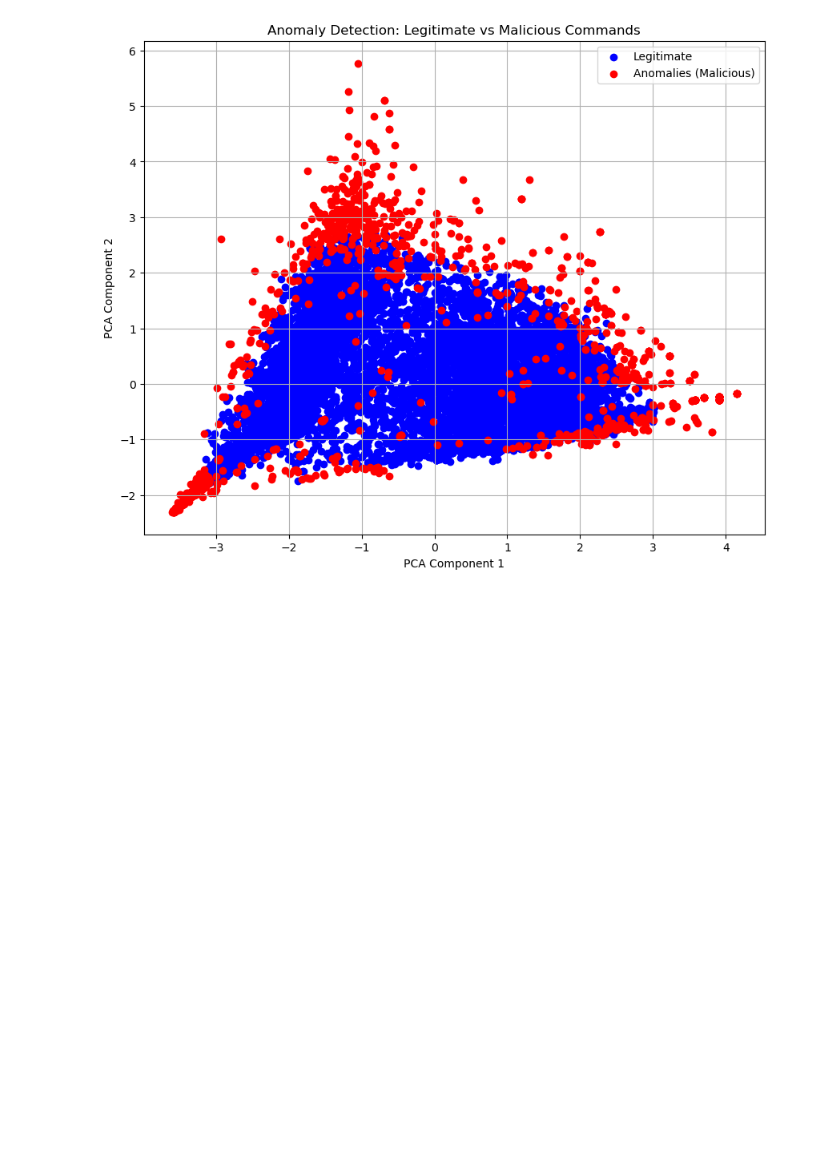
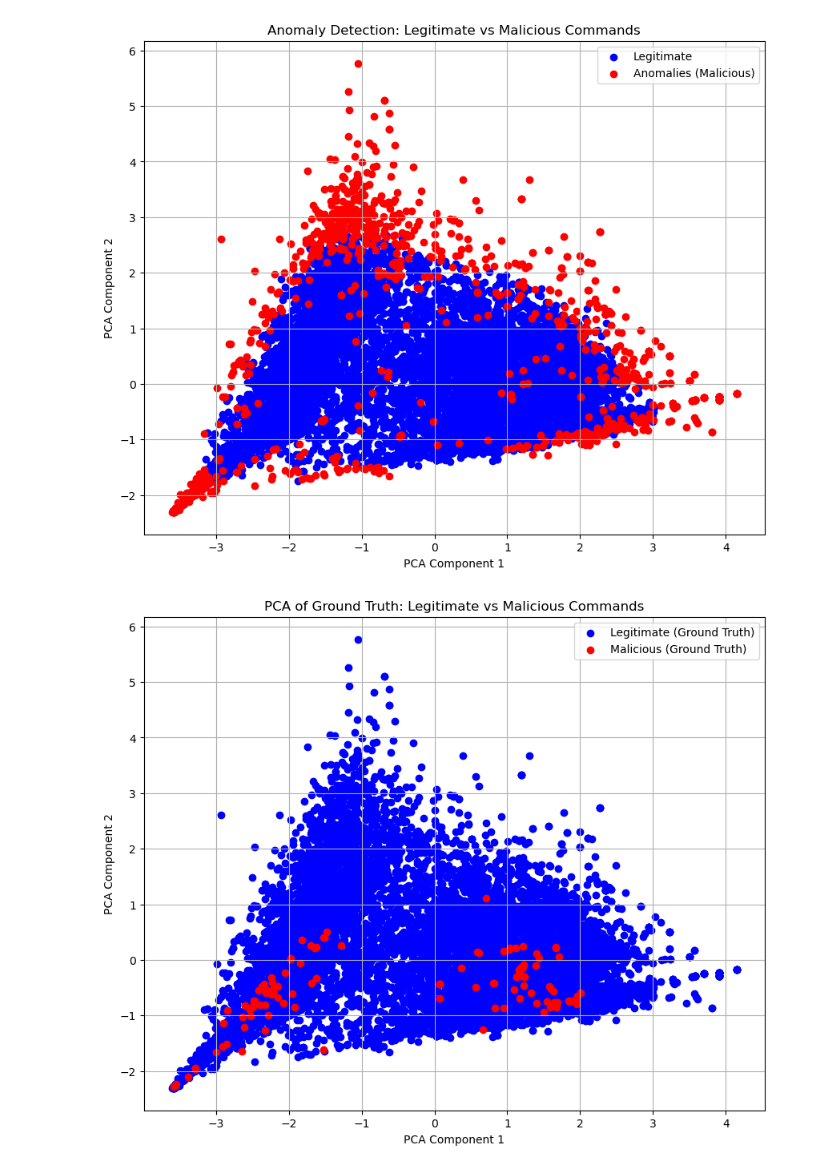
Before and after one commit to g0ldrick/shell-processing-poc, a Jupyter notebook: word2vec.ipynb, the cells around one changed output. Cells and saved outputs as stored; diff of their text form; code cells hidden in the pictures; blank space fills up the shorter version.

Commit message:
add visualisation for base truth

```diff
--- a/word2vec.ipynb
+++ b/word2vec.ipynb
@@ -115,3 +115,24 @@ plt.grid(True)
 plt.show()
 # %% [output]
 [figure]
+# %%
+pca = PCA(n_components=2)
+X_pca = pca.fit_transform(X_word2vec)
+
+plt.figure(figsize=(10, 8))
+
+# Plot legitimate commands (actual label == 0)
+plt.scatter(X_pca[data_df['label'] == 0, 0], X_pca[data_df['label'] == 0, 1], color='blue', label='Legitimate (Ground Truth)')
+
+# Plot malicious commands (actual label == 1)
+plt.scatter(X_pca[data_df['label'] == 1, 0], X_pca[data_df['label'] == 1, 1], color='red', label='Malicious (Ground Truth)')
+
+plt.xlabel('PCA Component 1')
+plt.ylabel('PCA Component 2')
+plt.title('PCA of Ground Truth: Legitimate vs Malicious Commands')
+plt.legend()
+plt.grid(True)
+
+plt.show()
+# %% [output]
+[figure, added]
```
